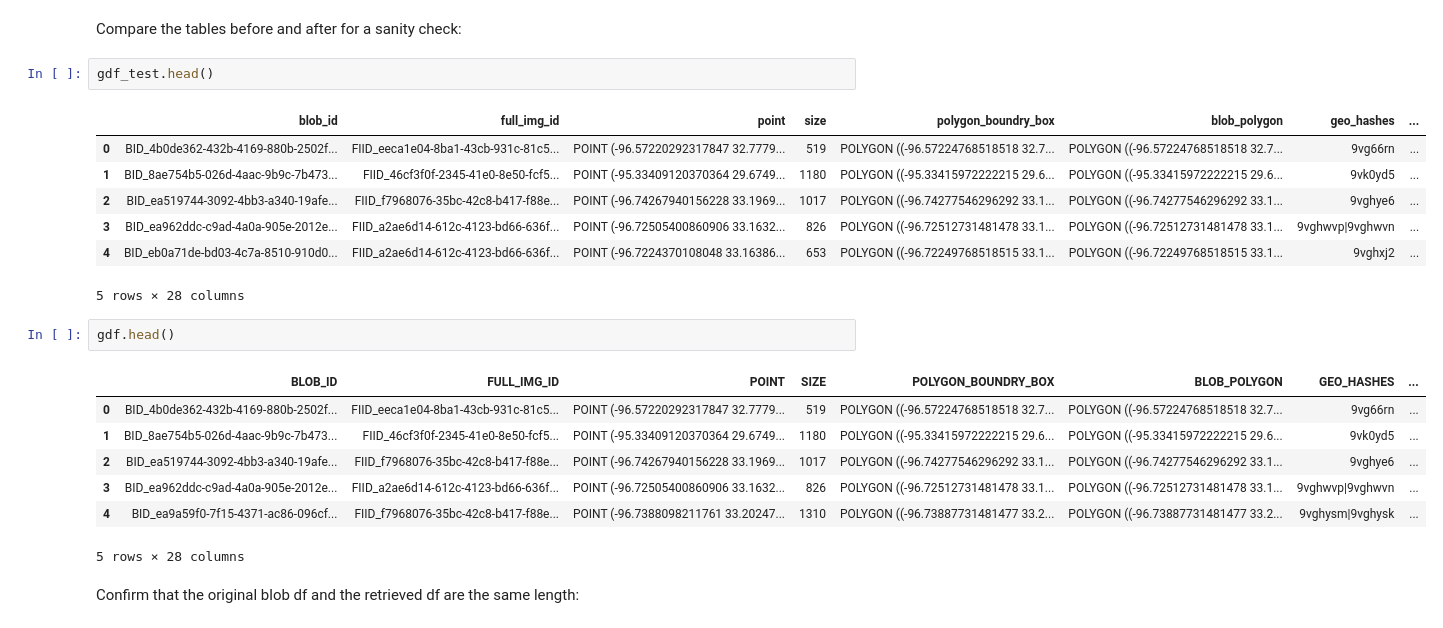
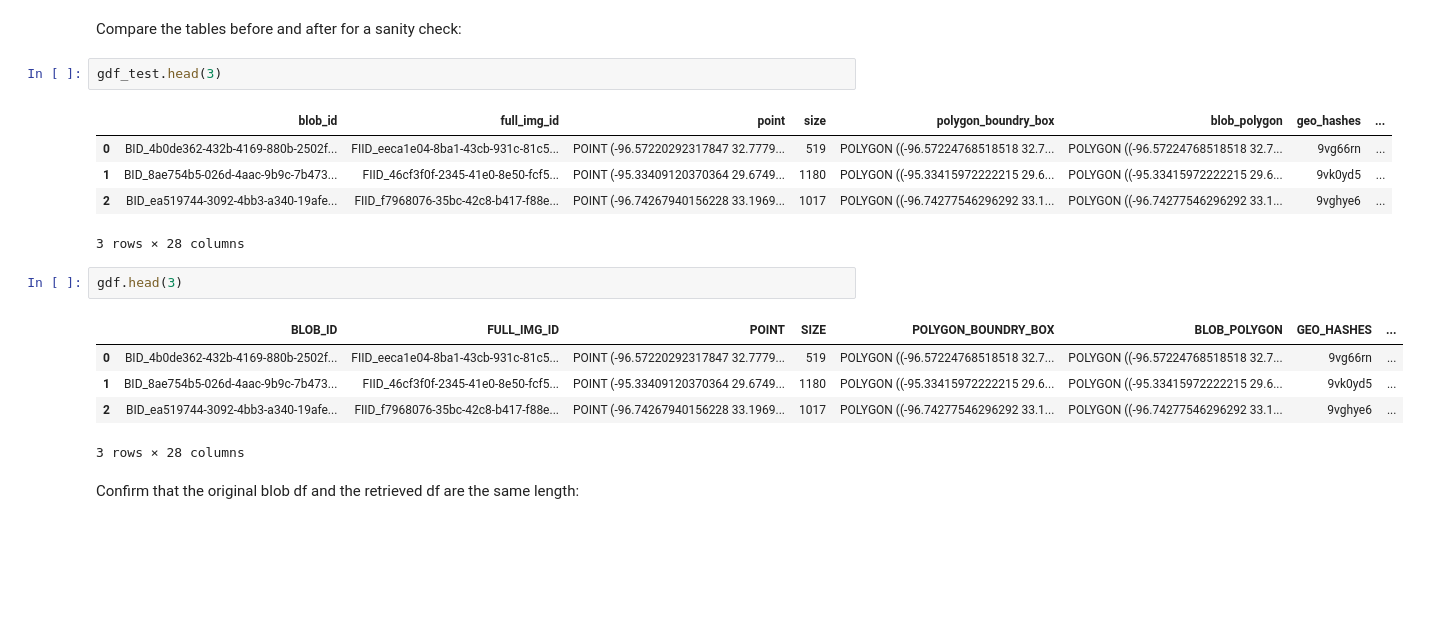
Before and after one commit to sralter/matching_optimization, a Jupyter notebook: matching.ipynb, the cells around one changed output. Drawn from its saved outputs; the diff is of its cells as text; blank space fills up the shorter version.

```diff
--- a/matching.ipynb
+++ b/matching.ipynb
@@ -330,25 +332,21 @@ Function `retrieve_pg_table` executed in 78.1306 sec, CPU: 44.60%, Memory: 182.8
 # %% [markdown]
 Compare the tables before and after for a sanity check:
 # %%
-gdf_test.head()
+gdf_test.head(3)
 # %% [output]
 |  | blob_id | full_img_id | point | size | polygon_boundry_box | blob_polygon | geo_hashes | ... |
 | 0 | BID_4b0de362-432b-4169-880b-2502f... | FIID_eeca1e04-8ba1-43cb-931c-81c5... | POINT (-96.57220292317847 32.7779... | 519 | POLYGON ((-96.57224768518518 32.7... | POLYGON ((-96.57224768518518 32.7... | 9vg66rn | ... |
 | 1 | BID_8ae754b5-026d-4aac-9b9c-7b473... | FIID_46cf3f0f-2345-41e0-8e50-fcf5... | POINT (-95.33409120370364 29.6749... | 1180 | POLYGON ((-95.33415972222215 29.6... | POLYGON ((-95.33415972222215 29.6... | 9vk0yd5 | ... |
 | 2 | BID_ea519744-3092-4bb3-a340-19afe... | FIID_f7968076-35bc-42c8-b417-f88e... | POINT (-96.74267940156228 33.1969... | 1017 | POLYGON ((-96.74277546296292 33.1... | POLYGON ((-96.74277546296292 33.1... | 9vghye6 | ... |
-| 3 | BID_ea962ddc-c9ad-4a0a-905e-2012e... | FIID_a2ae6d14-612c-4123-bd66-636f... | POINT (-96.72505400860906 33.1632... | 826 | POLYGON ((-96.72512731481478 33.1... | POLYGON ((-96.72512731481478 33.1... | 9vghwvp|9vghwvn | ... |
-| 4 | BID_eb0a71de-bd03-4c7a-8510-910d0... | FIID_a2ae6d14-612c-4123-bd66-636f... | POINT (-96.7224370108048 33.16386... | 653 | POLYGON ((-96.72249768518515 33.1... | POLYGON ((-96.72249768518515 33.1... | 9vghxj2 | ... |
-5 rows × 28 columns
+3 rows × 28 columns
 # %%
-gdf.head()
+gdf.head(3)
 # %% [output]
 |  | BLOB_ID | FULL_IMG_ID | POINT | SIZE | POLYGON_BOUNDRY_BOX | BLOB_POLYGON | GEO_HASHES | ... |
 | 0 | BID_4b0de362-432b-4169-880b-2502f... | FIID_eeca1e04-8ba1-43cb-931c-81c5... | POINT (-96.57220292317847 32.7779... | 519 | POLYGON ((-96.57224768518518 32.7... | POLYGON ((-96.57224768518518 32.7... | 9vg66rn | ... |
 | 1 | BID_8ae754b5-026d-4aac-9b9c-7b473... | FIID_46cf3f0f-2345-41e0-8e50-fcf5... | POINT (-95.33409120370364 29.6749... | 1180 | POLYGON ((-95.33415972222215 29.6... | POLYGON ((-95.33415972222215 29.6... | 9vk0yd5 | ... |
 | 2 | BID_ea519744-3092-4bb3-a340-19afe... | FIID_f7968076-35bc-42c8-b417-f88e... | POINT (-96.74267940156228 33.1969... | 1017 | POLYGON ((-96.74277546296292 33.1... | POLYGON ((-96.74277546296292 33.1... | 9vghye6 | ... |
-| 3 | BID_ea962ddc-c9ad-4a0a-905e-2012e... | FIID_a2ae6d14-612c-4123-bd66-636f... | POINT (-96.72505400860906 33.1632... | 826 | POLYGON ((-96.72512731481478 33.1... | POLYGON ((-96.72512731481478 33.1... | 9vghwvp|9vghwvn | ... |
-| 4 | BID_ea9a59f0-7f15-4371-ac86-096cf... | FIID_f7968076-35bc-42c8-b417-f88e... | POINT (-96.7388098211761 33.20247... | 1310 | POLYGON ((-96.73887731481477 33.2... | POLYGON ((-96.73887731481477 33.2... | 9vghysm|9vghysk | ... |
-5 rows × 28 columns
+3 rows × 28 columns
 # %% [markdown]
 Confirm that the original blob df and the retrieved df are the same length:
 # %%
```
Also changed, not shown: parts of 4 cells of this notebook, 2 other files.
